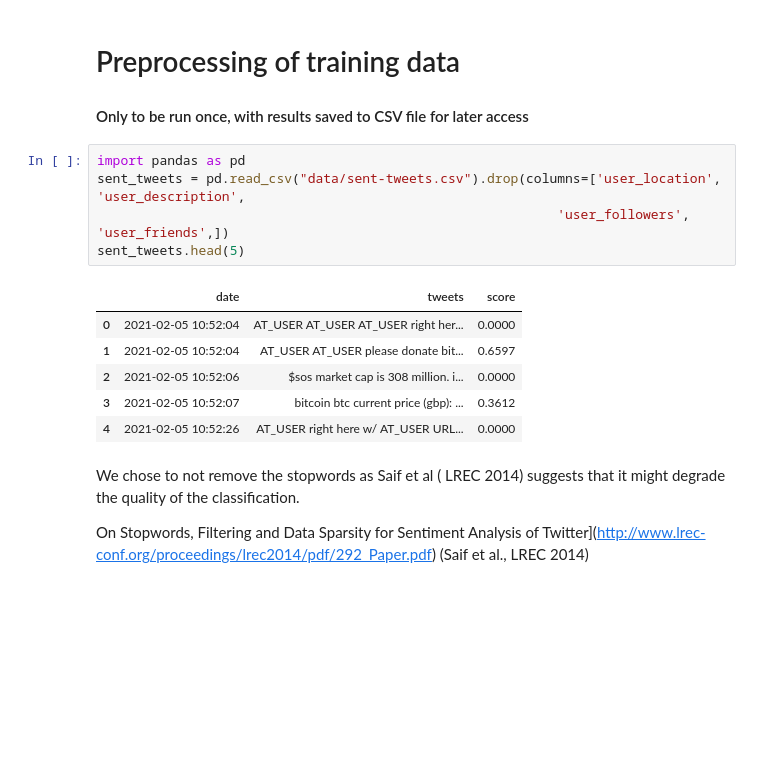
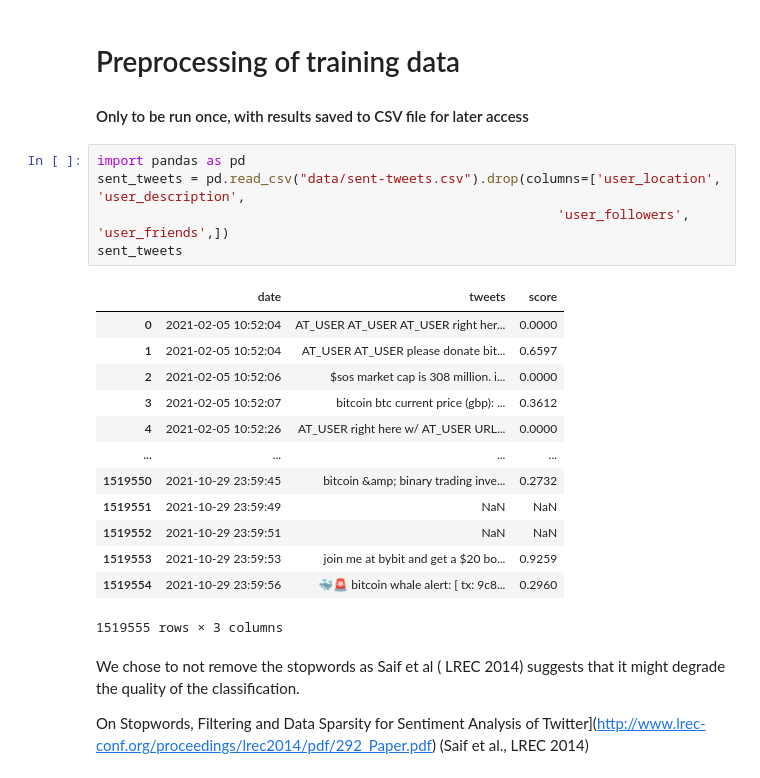
Before and after one commit to joshbrook/BTC-Sentiment-Analysis, a Jupyter notebook: preprocessing.ipynb, the cells around one changed output. Drawn from its saved outputs; the diff is of its cells as text; blank space fills up the shorter version.

```diff
--- a/preprocessing.ipynb
+++ b/preprocessing.ipynb
@@ -24,15 +24,22 @@ We chose to investigate how the price of Bitcoin may be affected by twitter sent
 # %%
 import pandas as pd
 sent_tweets = pd.read_csv("data/sent-tweets.csv").drop(columns=['user_location', 'user_description',
                                                            'user_followers', 'user_friends',])
-sent_tweets.head(5)
+sent_tweets
 # %% [output]
 |  | date | tweets | score |
 | 0 | 2021-02-05 10:52:04 | AT_USER AT_USER AT_USER right her... | 0.0000 |
 | 1 | 2021-02-05 10:52:04 | AT_USER AT_USER please donate bit... | 0.6597 |
 | 2 | 2021-02-05 10:52:06 | $sos market cap is 308 million. i... | 0.0000 |
 | 3 | 2021-02-05 10:52:07 | bitcoin btc current price (gbp): ... | 0.3612 |
 | 4 | 2021-02-05 10:52:26 | AT_USER right here w/ AT_USER URL... | 0.0000 |
+| ... | ... | ... | ... |
+| 1519550 | 2021-10-29 23:59:45 | bitcoin &amp; binary trading inve... | 0.2732 |
+| 1519551 | 2021-10-29 23:59:49 | NaN | NaN |
+| 1519552 | 2021-10-29 23:59:51 | NaN | NaN |
+| 1519553 | 2021-10-29 23:59:53 | join me at bybit and get a $20 bo... | 0.9259 |
+| 1519554 | 2021-10-29 23:59:56 | 🐳🚨 bitcoin whale alert: [ tx: 9c8... | 0.2960 |
+1519555 rows × 3 columns
 # %% [markdown]
 We chose to not remove the stopwords as Saif et al ( LREC 2014) suggests that it might degrade the quality of the classification.
 
```
Also changed, not shown: parts of 1 cell of this notebook, 1 other file.
